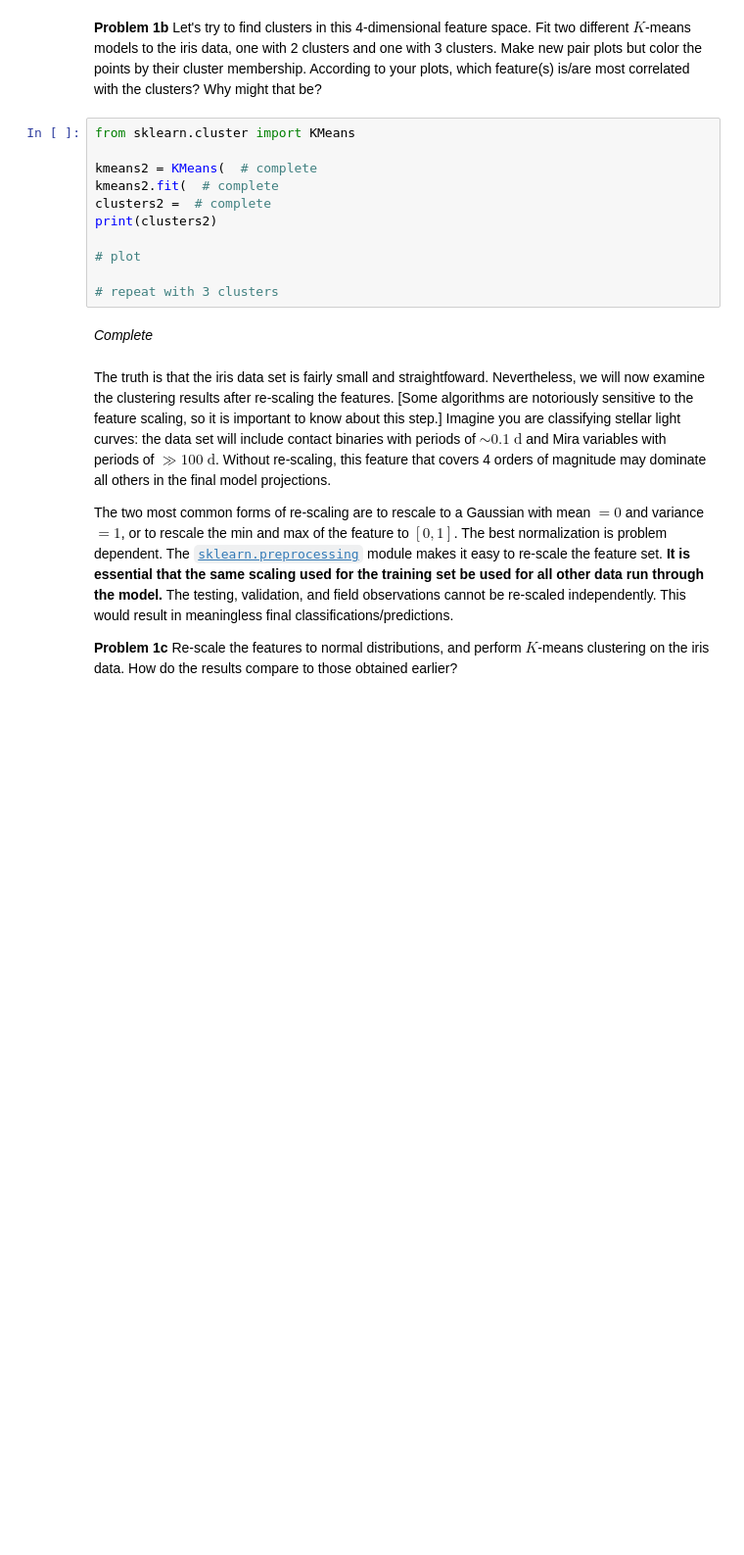
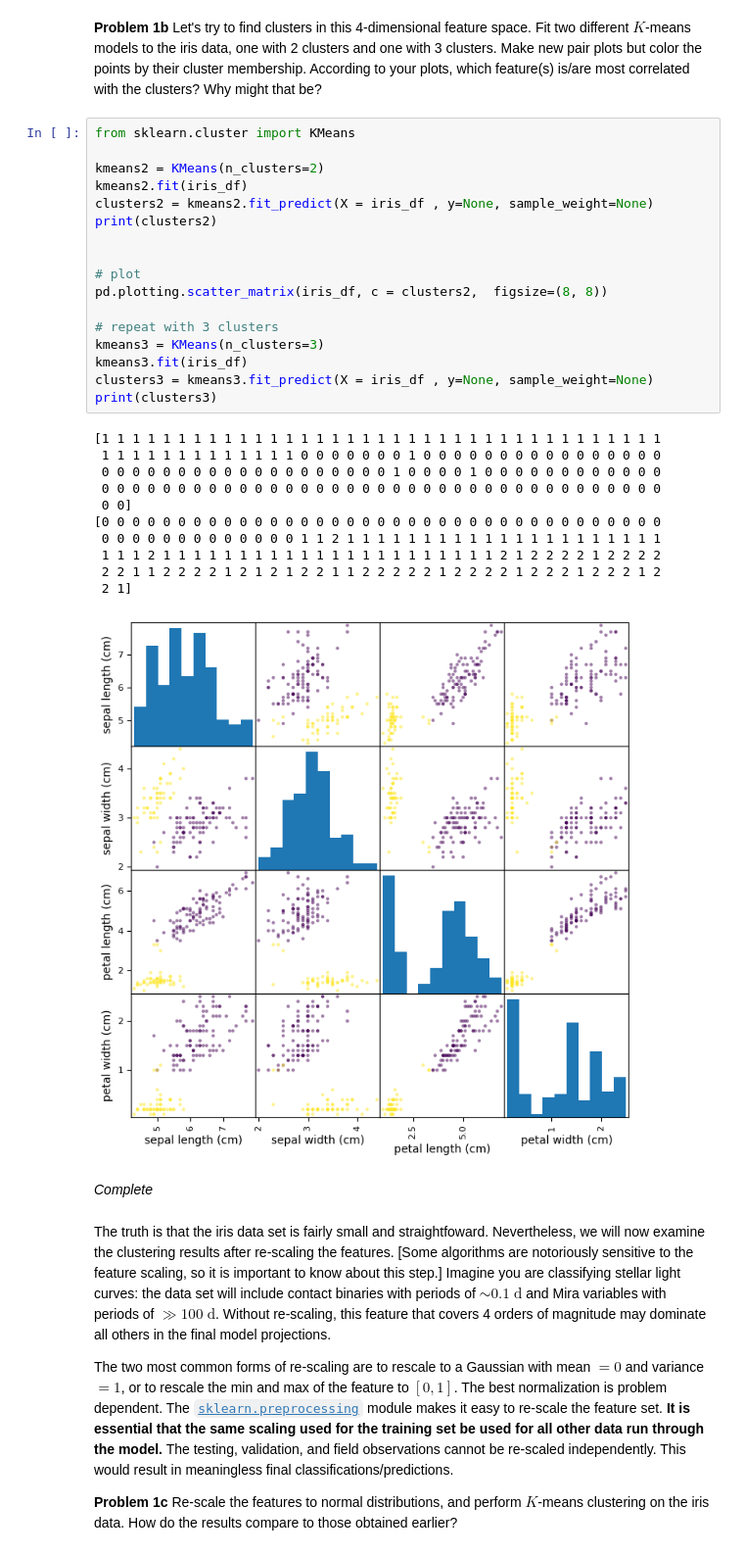
Before and after one commit to ASTR154/clustering, a Jupyter notebook: clustering.ipynb, the cells around one changed output. Shown at 98% size. Saved outputs shown, nothing was run; the diff lists cells and outputs as text; blank space fills up the shorter version.

Commit message:
Noah's clustering

```diff
--- a/clustering.ipynb
+++ b/clustering.ipynb
@@ -26,14 +79,32 @@ print(iris['DESCR'])
 # %%
 from sklearn.cluster import KMeans
 
-kmeans2 = KMeans(  # complete
-kmeans2.fit(  # complete
-clusters2 =  # complete
+kmeans2 = KMeans(n_clusters=2)
+kmeans2.fit(iris_df)
+clusters2 = kmeans2.fit_predict(X = iris_df , y=None, sample_weight=None)
 print(clusters2)
 
+
 # plot
+pd.plotting.scatter_matrix(iris_df, c = clusters2,  figsize=(8, 8))
 
 # repeat with 3 clusters
+kmeans3 = KMeans(n_clusters=3)
+kmeans3.fit(iris_df)
+clusters3 = kmeans3.fit_predict(X = iris_df , y=None, sample_weight=None)
+print(clusters3)
+# %% [output]
+[1 1 1 1 1 1 1 1 1 1 1 1 1 1 1 1 1 1 1 1 1 1 1 1 1 1 1 1 1 1 1 1 1 1 1 1 1
+ 1 1 1 1 1 1 1 1 1 1 1 1 1 0 0 0 0 0 0 0 1 0 0 0 0 0 0 0 0 0 0 0 0 0 0 0 0
+ 0 0 0 0 0 0 0 0 0 0 0 0 0 0 0 0 0 0 0 1 0 0 0 0 1 0 0 0 0 0 0 0 0 0 0 0 0
+ 0 0 0 0 0 0 0 0 0 0 0 0 0 0 0 0 0 0 0 0 0 0 0 0 0 0 0 0 0 0 0 0 0 0 0 0 0
+ 0 0]
+[0 0 0 0 0 0 0 0 0 0 0 0 0 0 0 0 0 0 0 0 0 0 0 0 0 0 0 0 0 0 0 0 0 0 0 0 0
+ 0 0 0 0 0 0 0 0 0 0 0 0 0 1 1 2 1 1 1 1 1 1 1 1 1 1 1 1 1 1 1 1 1 1 1 1 1
+ 1 1 1 2 1 1 1 1 1 1 1 1 1 1 1 1 1 1 1 1 1 1 1 1 1 1 2 1 2 2 2 2 1 2 2 2 2
+ 2 2 1 1 2 2 2 2 1 2 1 2 1 2 2 1 1 2 2 2 2 2 1 2 2 2 2 1 2 2 2 1 2 2 2 1 2
+ 2 1]
+[figure, added]
 # %% [markdown]
 *Complete*
 # %% [markdown]
```
Also changed, not shown: parts of 4 cells of this notebook.
